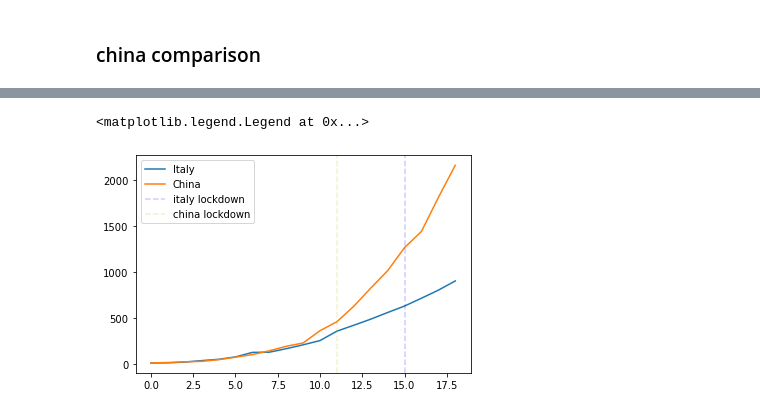
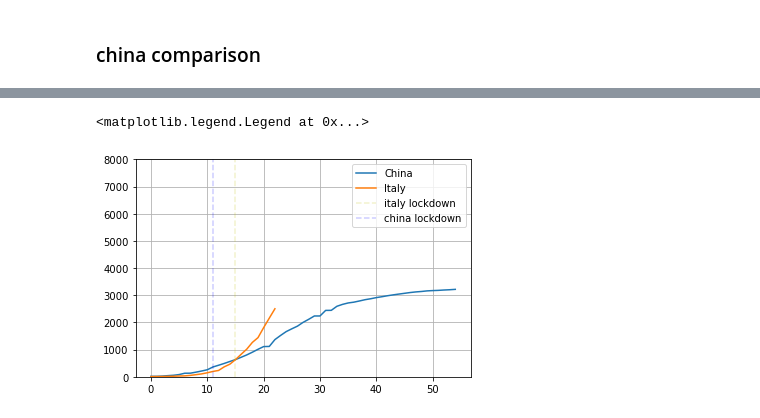
Before and after one commit to mspadaccino/COVID-19, a Jupyter notebook: notebooks/COVID_daily_report_Italy_World.ipynb, the cells around one changed output, grey strips where cells are left out. Cells and saved outputs as stored; diff of their text form; code cells hidden in the pictures.

```diff
--- a/notebooks/COVID_daily_report_Italy_World.ipynb
+++ b/notebooks/COVID_daily_report_Italy_World.ipynb
@@ -15,6 +18,9 @@ import plotly.express as px
 df_naz = pd.read_csv('../external_data/ProtezioneCivile/COVID-19/dati-andamento-nazionale/dpc-covid19-ita-andamento-nazionale.csv').drop('stato',1)
 reg = pd.read_csv('../external_data/ProtezioneCivile/COVID-19/dati-regioni/dpc-covid19-ita-regioni.csv')
 prov = pd.read_csv('../external_data/ProtezioneCivile/COVID-19/dati-province/dpc-covid19-ita-province.csv').drop('stato',1)
+df_naz.index = pd.to_datetime(df_naz.index)
+reg['data'] = pd.to_datetime(reg['data'])
+prov['data'] = pd.to_datetime(prov['data'])
 df_world_confirmed = pd.read_csv('../external_data/JohnHopkins/COVID-19/csse_covid_19_data/csse_covid_19_time_series/time_series_19-covid-Confirmed.csv')
 df_world_deaths = pd.read_csv('../external_data/JohnHopkins/COVID-19/csse_covid_19_data/csse_covid_19_time_series/time_series_19-covid-Deaths.csv')
 df_world_recovered = pd.read_csv('../external_data/JohnHopkins/COVID-19/csse_covid_19_data/csse_covid_19_time_series/time_series_19-covid-Recovered.csv')
@@ -185,12 +222,13 @@ Name: China, dtype: int64
 # %%
-china_deaths['shifted'] = china_deaths.shift(36).values
-df_compare = pd.concat((china_deaths['shifted'],df_naz['deceduti']),1).dropna()
-df_compare.columns = ['Italy', 'China']
-df_compare.reset_index(drop=True, inplace=True)
+df_compare = pd.DataFrame(data=pd.concat([china_deaths.reset_index(drop=True), df_naz['deceduti'].reset_index(drop=True)],
+                            axis=1))
+df_compare.columns = ['China','Italy']
 df_compare.plot()
-plt.axvline(x=15, label='italy lockdown', alpha=0.2, color='b', linestyle='--')
-plt.axvline(x=11, label='china lockdown', alpha=0.2, color='y', linestyle='--')
+plt.ylim(0,8000)
+plt.grid()
+plt.axvline(x=15, label='italy lockdown', alpha=0.2, color='y', linestyle='--')
+plt.axvline(x=11, label='china lockdown', alpha=0.2, color='b', linestyle='--')
 plt.legend()
 # %% [output]
 <matplotlib.legend.Legend at 0x...>
-[figure, old version]
+[figure, new version]
```
Also changed, not shown: parts of 24 cells of this notebook, 1 other file.
